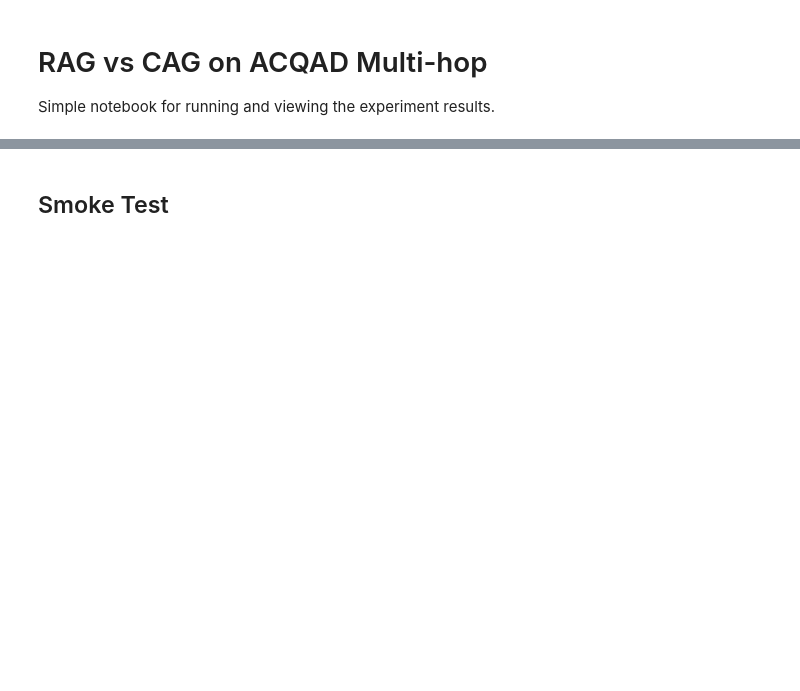
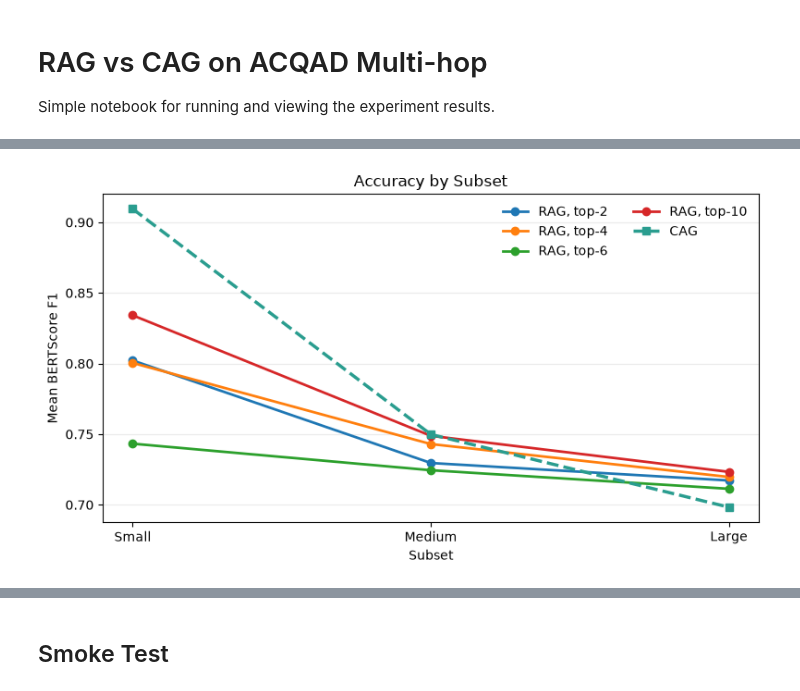
Before and after one commit to Abdullah-Alamodi/rag-vs-cag, a Jupyter notebook: rag_vs_cag_experiment.ipynb, the cells around one changed output, grey strips where cells are left out. Cells and saved outputs as stored; diff of their text form; code cells hidden in the pictures; blank space fills up the shorter version.

Commit message:
Update ACQAD subset construction and evaluation

```diff
--- a/rag_vs_cag_experiment.ipynb
+++ b/rag_vs_cag_experiment.ipynb
@@ -22,0 +106,56 @@ CONFIG
+# %%
+import json
+
+import matplotlib.pyplot as plt
+import pandas as pd
+
+summary_files = sorted(RESULT_DIR.glob('*_summary.json'))
+summaries = [json.loads(path.read_text(encoding='utf-8')) for path in summary_files]
+summaries_df = pd.DataFrame(summaries)
+
+if summaries_df.empty:
+    raise RuntimeError('No saved experiment summaries found in result/.')
+
+subset_order = [subset for subset in ('small', 'medium', 'large') if subset in set(summaries_df['subset'])]
+subset_labels = {
+    'small': 'Small',
+    'medium': 'Medium',
+    'large': 'Large',
+}
+
+for column in (
+    'mean_bertscore_f1',
+    'mean_retrieval_seconds',
+    'mean_cache_reset_seconds',
+    'mean_generation_seconds',
+    'mean_online_latency_seconds',
+):
+    if column not in summaries_df:
+        summaries_df[column] = 0.0
+    summaries_df[column] = pd.to_numeric(summaries_df[column], errors='coerce').fillna(0.0)
+
+# Accuracy across the three nested subsets.
+fig, ax = plt.subplots(figsize=(8, 4.5))
+rag_summaries = summaries_df[summaries_df['method'].eq('rag')].copy()
+cag_summaries = summaries_df[summaries_df['method'].eq('cag')].copy()
+
+for top_k in sorted(rag_summaries['top_k'].dropna().unique()):
+    series = (
+        rag_summaries[rag_summaries['top_k'].eq(top_k)]
+        .set_index('subset')['mean_bertscore_f1']
+        .reindex(subset_order)
+    )
+    ax.plot(subset_order, series, marker='o', linewidth=2, label=f'RAG, top-{int(top_k)}')
+
+cag_series = cag_summaries.set_index('subset')['mean_bertscore_f1'].reindex(subset_order)
+ax.plot(subset_order, cag_series, marker='s', linewidth=2.5, linestyle='--', color='#2a9d8f', label='CAG')
+ax.set_title('Accuracy by Subset')
+ax.set_xlabel('Subset')
+ax.set_ylabel('Mean BERTScore F1')
+ax.set_xticks(subset_order, [subset_labels[subset] for subset in subset_order])
+ax.grid(axis='y', alpha=0.25)
+ax.legend(ncol=2, frameon=False)
+fig.tight_layout()
+plt.show()
+# %% [output]
+[figure, added]
```
Also changed, not shown: parts of 11 cells of this notebook, 6 other files.
